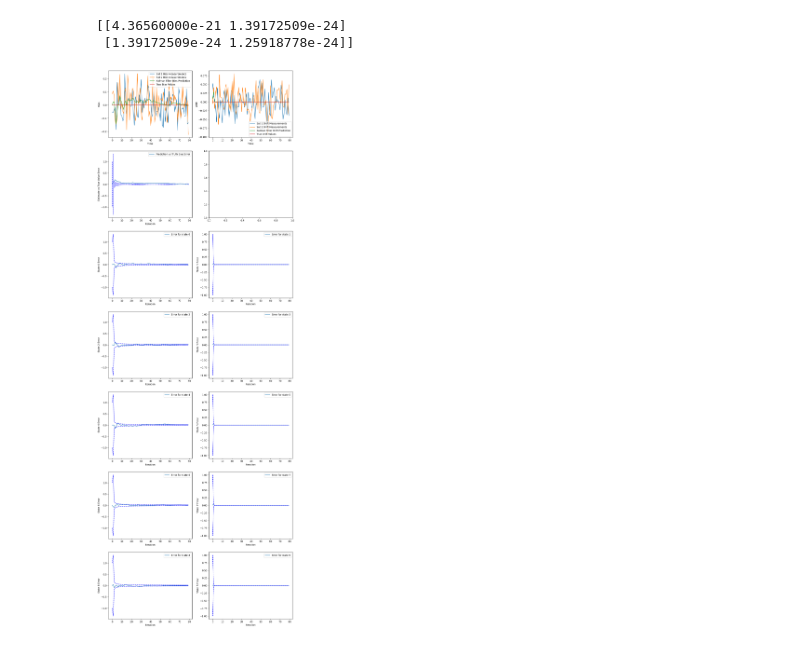
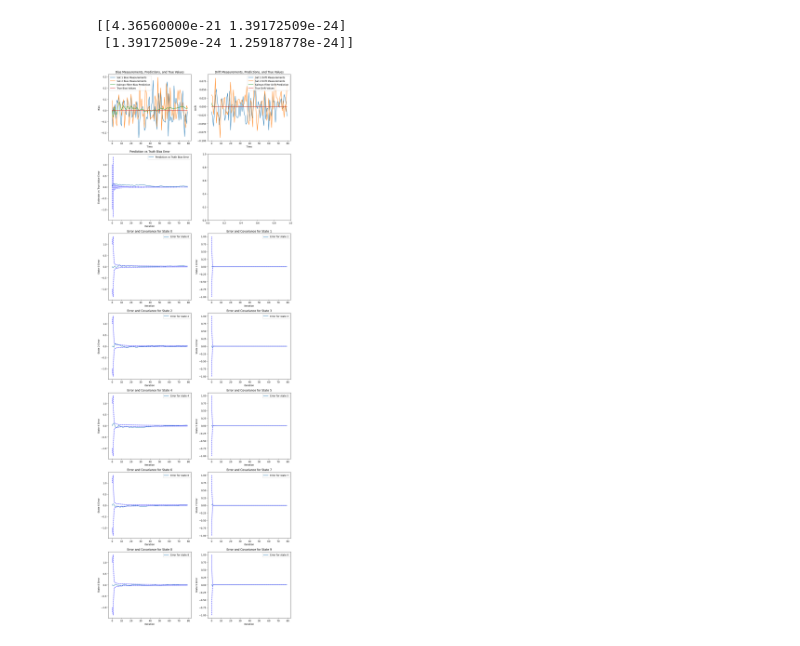
Before and after one commit to RIPS-2024-Aerospace/Aerospace-Project, a Jupyter notebook: CentralizedLunarKF.ipynb, the cells around one changed output. Drawn from its saved outputs; the diff is of its cells as text; code cells hidden in the pictures.

```diff
--- a/CentralizedLunarKF.ipynb
+++ b/CentralizedLunarKF.ipynb
@@ -182,6 +182,7 @@ def example():
         axs[0][0].set_xlabel("Time")
         axs[0][0].set_ylabel("Bias")
         axs[0][0].legend()
+        axs[0][0].set_title("Bias Measurements, Predictions, and True Values")
 
         axs[0][1].plot([i for i in range(iterations)],[x[4*i+2][0] for x in measurements], label = 'Sat 1 Drift Measurements')
         axs[0][1].plot([i for i in range(iterations)],[x[4*i+3][0] for x in measurements], label = 'Sat 2 Drift Measurements')
@@ -190,34 +191,37 @@ def example():
         axs[0][1].set_xlabel("Time")
         axs[0][1].set_ylabel("Drift")
         axs[0][1].legend()
+        axs[0][1].set_title("Drift Measurements, Predictions, and True Values")
 
         # Convert errors and covariance history to numpy arrays
         errors = np.array(errors).squeeze()
         error_norm = np.linalg.norm(errors, axis=1)
         P_hist = np.array(P_hist)
         t_hist = np.arange(iterations)
 
         # Plot prediction vs truth bias error
         axs[1][0].plot(t_hist, error_norm, label='Prediction vs Truth Bias Error')
         axs[1][0].plot(np.vstack([t_hist, t_hist]), np.vstack([np.sqrt(P_hist[:, 0, 0]), -np.sqrt(P_hist[:, 0, 0])]), 'b--')
         axs[1][0].legend()
         axs[1][0].set_xlabel("Iteration")
         axs[1][0].set_ylabel("Estimate vs True Value Error")
+        axs[1][0].set_title("Prediction vs Truth Bias Error")
 
         # Plot error and covariance bounds for each state variable
         for k in range(10):
             error_k = errors[:, k]
             cov_k = np.sqrt(P_hist[:, k, k])
             row, col = divmod(k, 2)
             axs[row+2, col].plot(t_hist, error_k, label=f'Error for state {k}')
             axs[row+2, col].plot(np.vstack([t_hist, t_hist]).T, np.vstack([cov_k, -cov_k]).T, 'b--')
             axs[row+2, col].legend()
             axs[row+2, col].set_xlabel("Iteration")
             axs[row+2, col].set_ylabel(f"State {k} Error")
+            axs[row+2, col].set_title(f"Error and Covariance for State {k}")
 
         plt.show()
 
 if __name__ == '__main__':
     example()
 # %% [output]
-[figure, old version]
+[figure, new version]
```
